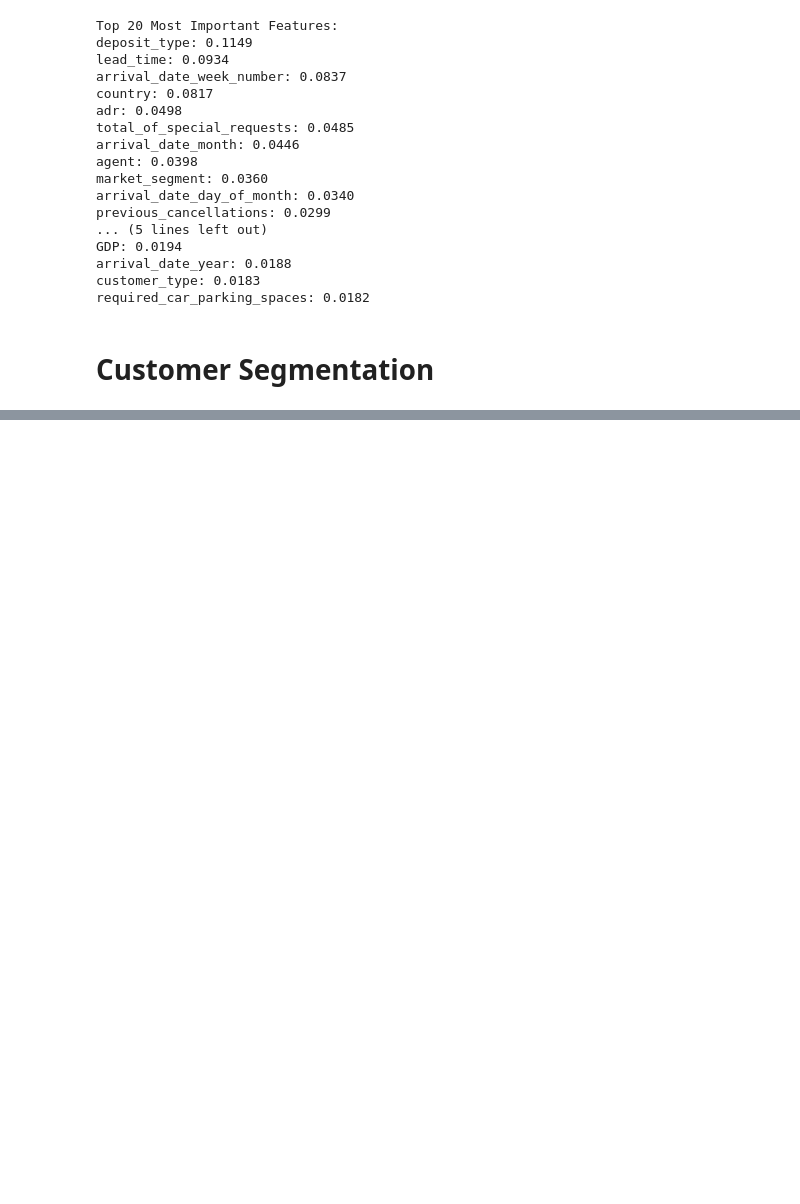
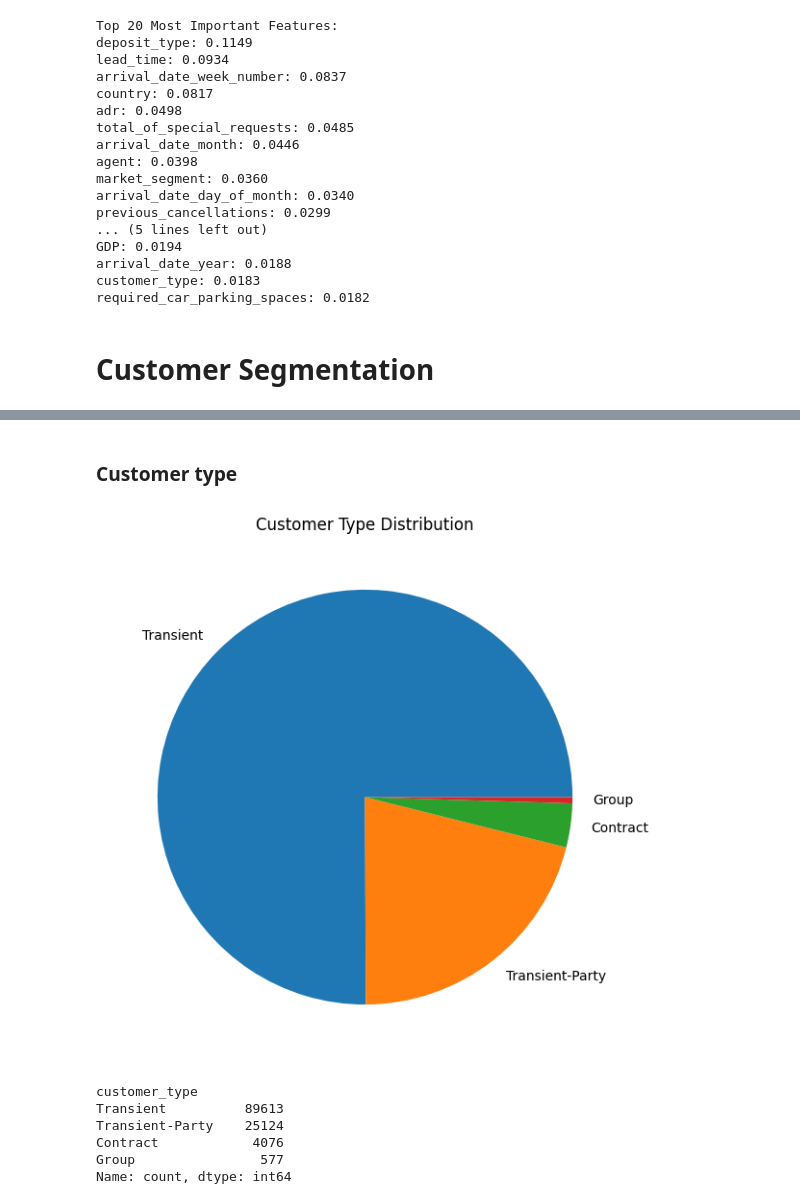
Before and after one commit to asif-mursalin/Data-mining-project, a Jupyter notebook: Project.ipynb, the cells around one changed output, grey strips where cells are left out. Drawn from its saved outputs; the diff is of its cells as text; code cells hidden in the pictures; blank space fills up the shorter version.

Commit message:
did the first 3 point in the customer seg

```diff
--- a/Project.ipynb
+++ b/Project.ipynb
@@ -641,0 +668,25 @@ Will work on it lateer SIUUUUUU
+# %% [markdown]
+### Customer type
+# %%
+# Customer Type Breakdown Analysis
+def customer_type_analysis(df):
+    customer_type_dist = df['customer_type'].value_counts()
+
+    plt.figure(figsize=(10,7))
+    customer_type_dist.plot(kind='pie')
+    plt.title('Customer Type Distribution')
+    plt.ylabel('')
+    plt.show()
+
+    return customer_type_dist
+
+# Execute the function
+customer_type_analysis(df)
+# %% [output]
+[figure, added]
+customer_type
+Transient          89613
+Transient-Party    25124
+Contract            4076
+Group                577
+Name: count, dtype: int64
```
Also changed, not shown: parts of 5 cells of this notebook.
